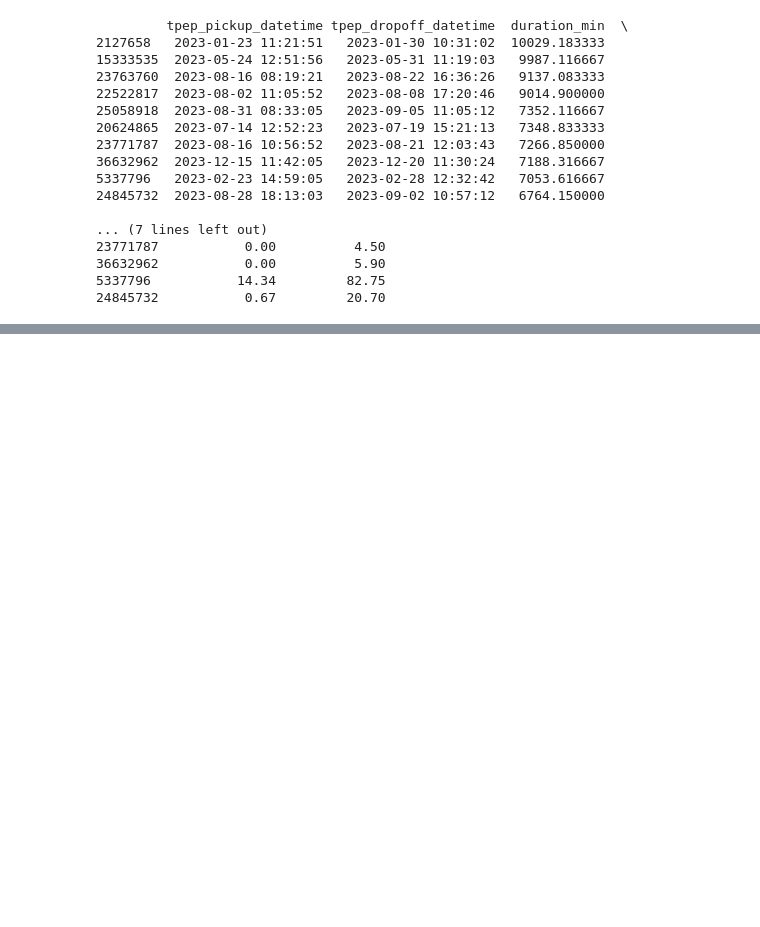
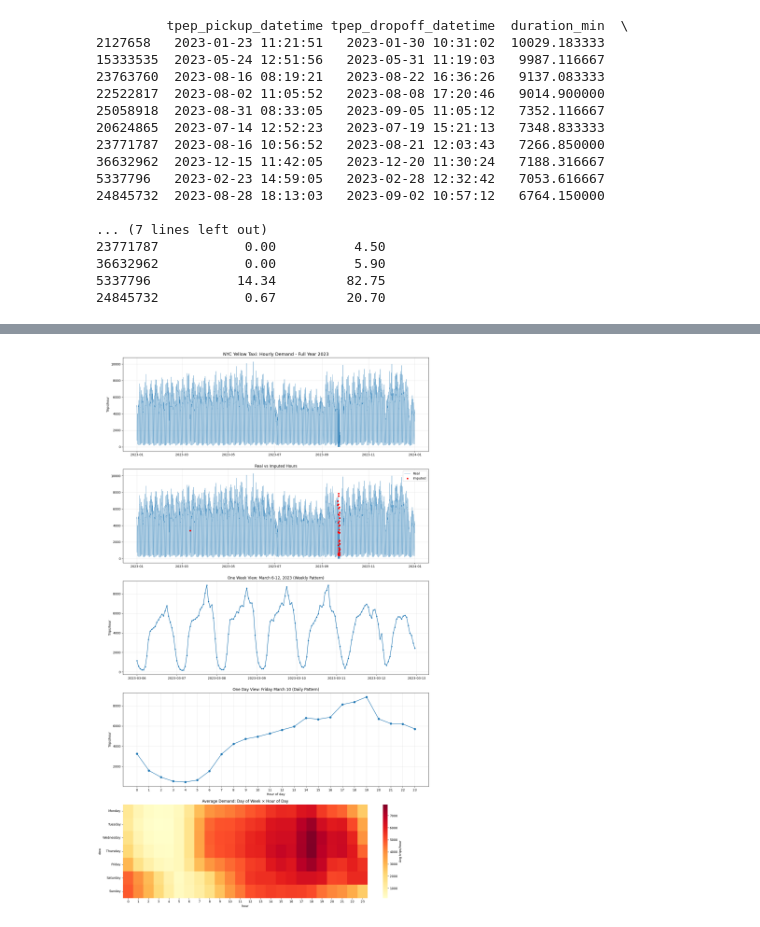
Before and after one commit to daminabence/time-series-forecasting-platform, a Jupyter notebook: notebooks/03_data_aggregation.ipynb, the cells around one changed output, grey strips where cells are left out. Cells and saved outputs as stored; diff of their text form; code cells hidden in the pictures; blank space fills up the shorter version.

Commit message:
feat: aggregate to hourly, handle missing hours from Hurricane Ophelia + DST

```diff
--- a/notebooks/03_data_aggregation.ipynb
+++ b/notebooks/03_data_aggregation.ipynb
@@ -272,0 +309,5 @@ print(df_long.nlargest(10, 'duration_min')[
+# %%
+df_hourly = aggregate_hourly(df_clean)
+df_hourly.head(24)
+df_hourly.tail(24)
+df_hourly.info()
@@ -272,0 +437,9 @@ print(df_long.nlargest(10, 'duration_min')[
+# %%
+df_hourly_full = fill_missing_hours(df_hourly)
+df_hourly_full.head()
+df_hourly.info()
+
+print(f"\nFinal shape: {df_hourly_full.shape}")
+print(f"\nImputed hours: {df_hourly_full['is_imputed'].sum()}")
+print(f"\nImputed hours by date:")
+print(df_hourly_full[df_hourly_full['is_imputed']]['pickup_hour'].dt.date.value_counts().sort_index())
@@ -272,0 +486,65 @@ print(df_long.nlargest(10, 'duration_min')[
+# %%
+import matplotlib.pyplot as plt
+
+fig, axes = plt.subplots(5, 1, figsize=(15, 25))
+
+# Plot 1: Whole year
+axes[0].plot(df_hourly_full['pickup_hour'], df_hourly_full['trip_count'], linewidth=0.5)
+axes[0].set_title('NYC Yellow Taxi: Hourly Demand - Full Year 2023', fontsize=14)
+axes[0].set_ylabel('Trips/hour')
+axes[0].grid(True, alpha=0.3)
+
+# Plot 2: Mark imputed hours
+axes[1].plot(df_hourly_full['pickup_hour'], df_hourly_full['trip_count'],
+             linewidth=0.5, label='Real')
+imputed = df_hourly_full[df_hourly_full['is_imputed']]
+axes[1].scatter(imputed['pickup_hour'], imputed['trip_count'],
+                color='red', s=20, label='Imputed', zorder=5)
+axes[1].set_title('Real vs Imputed Hours')
+axes[1].legend()
+axes[1].grid(True, alpha=0.3)
+
+# Plot 3: One week (March 6-12, before DST)
+week_data = df_hourly_full[
+    (df_hourly_full['pickup_hour'] >= '2023-03-06') &
+    (df_hourly_full['pickup_hour'] < '2023-03-13')
+]
+axes[2].plot(week_data['pickup_hour'], week_data['trip_count'], marker='o', markersize=3)
+axes[2].set_title('One Week View: March 6-12, 2023 (Weekly Pattern)')
+axes[2].set_ylabel('Trips/hour')
+axes[2].grid(True, alpha=0.3)
+
+# Plot 4: One day (Friday for max activity)
+day_data = df_hourly_full[
+    (df_hourly_full['pickup_hour'] >= '2023-03-10') &
+    (df_hourly_full['pickup_hour'] < '2023-03-11')
+]
+axes[3].plot(day_data['pickup_hour'].dt.hour, day_data['trip_count'], marker='o')
+axes[3].set_title('One Day View: Friday March 10 (Daily Pattern)')
+axes[3].set_xlabel('Hour of day')
+axes[3].set_ylabel('Trips/hour')
+axes[3].set_xticks(range(0, 24))
+axes[3].grid(True, alpha=0.3)
+
+# Plot 5: Heatmap (day of week × hour)
+df_hourly_full['dow'] = df_hourly_full['pickup_hour'].dt.day_name()
+df_hourly_full['hour'] = df_hourly_full['pickup_hour'].dt.hour
+heatmap_data = df_hourly_full.pivot_table(
+    values='trip_count',
+    index='dow',
+    columns='hour',
+    aggfunc='mean'
+)
+# Sort days
+day_order = ['Monday', 'Tuesday', 'Wednesday', 'Thursday', 'Friday', 'Saturday', 'Sunday']
+heatmap_data = heatmap_data.reindex(day_order)
+
+import seaborn as sns
+sns.heatmap(heatmap_data, cmap='YlOrRd', ax=axes[4], cbar_kws={'label': 'Avg trips/hour'})
+axes[4].set_title('Average Demand: Day of Week × Hour of Day')
+
+plt.tight_layout()
+plt.savefig('../docs/hourly_demand_overview.png', dpi=100, bbox_inches='tight')
+plt.show()
+# %% [output]
+[figure, added]
```
Also changed, not shown: parts of 8 cells of this notebook, 1 other file.
